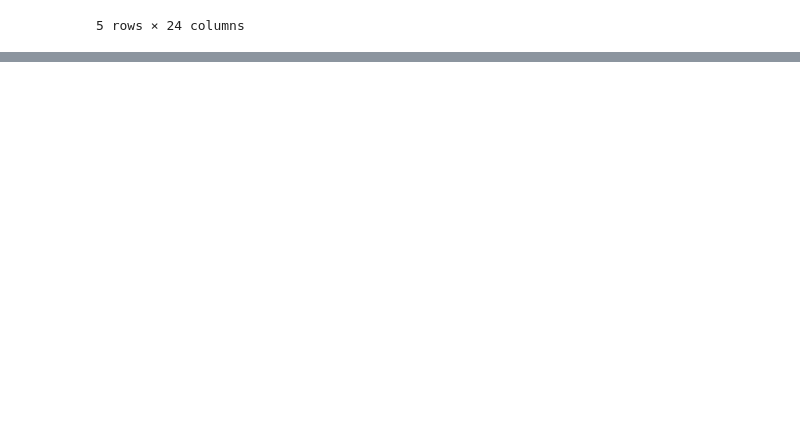
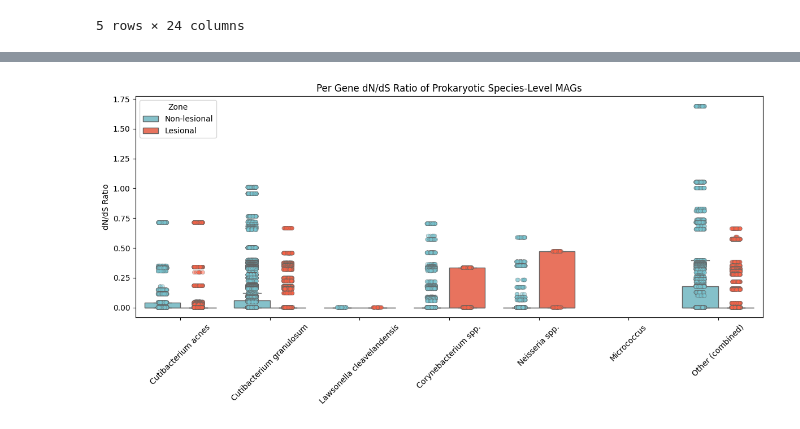
Before and after one commit to knightlab-analyses/Acne_Longitudinal_Microbiome, a Jupyter notebook: Notebooks/metaG_inStrain_analyses.ipynb, the cells around one changed output, grey strips where cells are left out. Cells and saved outputs as stored; diff of their text form; code cells hidden in the pictures; blank space fills up the shorter version.

```diff
--- a/Notebooks/metaG_inStrain_analyses.ipynb
+++ b/Notebooks/metaG_inStrain_analyses.ipynb
@@ -631,0 +631,47 @@ plt.show()
+# %%
+# Import necessary libraries
+import matplotlib.pyplot as plt
+import seaborn as sns
+
+# Define custom color palette for 'Lesional' and 'Non-lesional' zones
+palette_zone = {'Lesional': '#FF6347',  # Tomato Red for Lesional
+                'Non-lesional': '#7AC9D5'}  # Cornflower Blue for Non-lesional
+
+# Specify the desired order for microbes along the x-axis
+microbe_order = ['Cutibacterium acnes', 'Cutibacterium granulosum', 'Lawsonella cleavelandensis',
+                 'Corynebacterium spp.', 'Neisseria spp.', 'Micrococcus', 'Other (combined)']
+
+# Set the figure size
+plt.figure(figsize=(12, 6))
+
+# Create a boxplot of dN/dS substitutions by microbe and zone
+sns.boxplot(data=gene_info, x='name', y='dNdS_substitutions', hue='Zone',
+            palette=palette_zone, order=microbe_order, dodge=True, showfliers=False)
+
+# Overlay a strip plot for individual data points
+sns.stripplot(data=gene_info, x='name', y='dNdS_substitutions', hue='Zone',
+              palette=palette_zone, order=microbe_order, dodge=True, alpha=0.5, jitter=True, linewidth=0.5)
+
+# Set the plot title and axis labels
+plt.title('Per Gene dN/dS Ratio of Prokaryotic Species-Level MAGs')  # Main plot title
+plt.ylabel('dN/dS Ratio')  # Y-axis label for dN/dS ratios
+plt.xlabel('')  # Empty x-axis label as microbe names are already displayed
+
+# Rotate x-axis labels for better readability if names are long
+plt.xticks(rotation=45)
+
+# Adjust the legend to prevent duplication from overlaying plots
+handles, labels = plt.gca().get_legend_handles_labels()
+unique_handles = handles[:len(palette_zone)]
+unique_labels = labels[:len(palette_zone)]
+plt.legend(unique_handles, unique_labels, title='Zone', loc='upper left')
+
+# Adjust layout to prevent clipping of labels/titles
+plt.tight_layout()
+
+# Save and show the figure
+plt.savefig(f'../Figures/metaG_Figures/inStrain/inStrain_dnds_prokaryotic-species_boxplot.png', dpi=600, bbox_inches='tight', pad_inches=0.1)  # Save as png
+plt.savefig(f'../Figures/metaG_Figures/inStrain/inStrain_dnds_prokaryotic-species_boxplot.svg')  # Save as svg
+plt.show()
+# %% [output]
+[figure, added]
```
Also changed, not shown: parts of 4 cells of this notebook, 8 other files.
